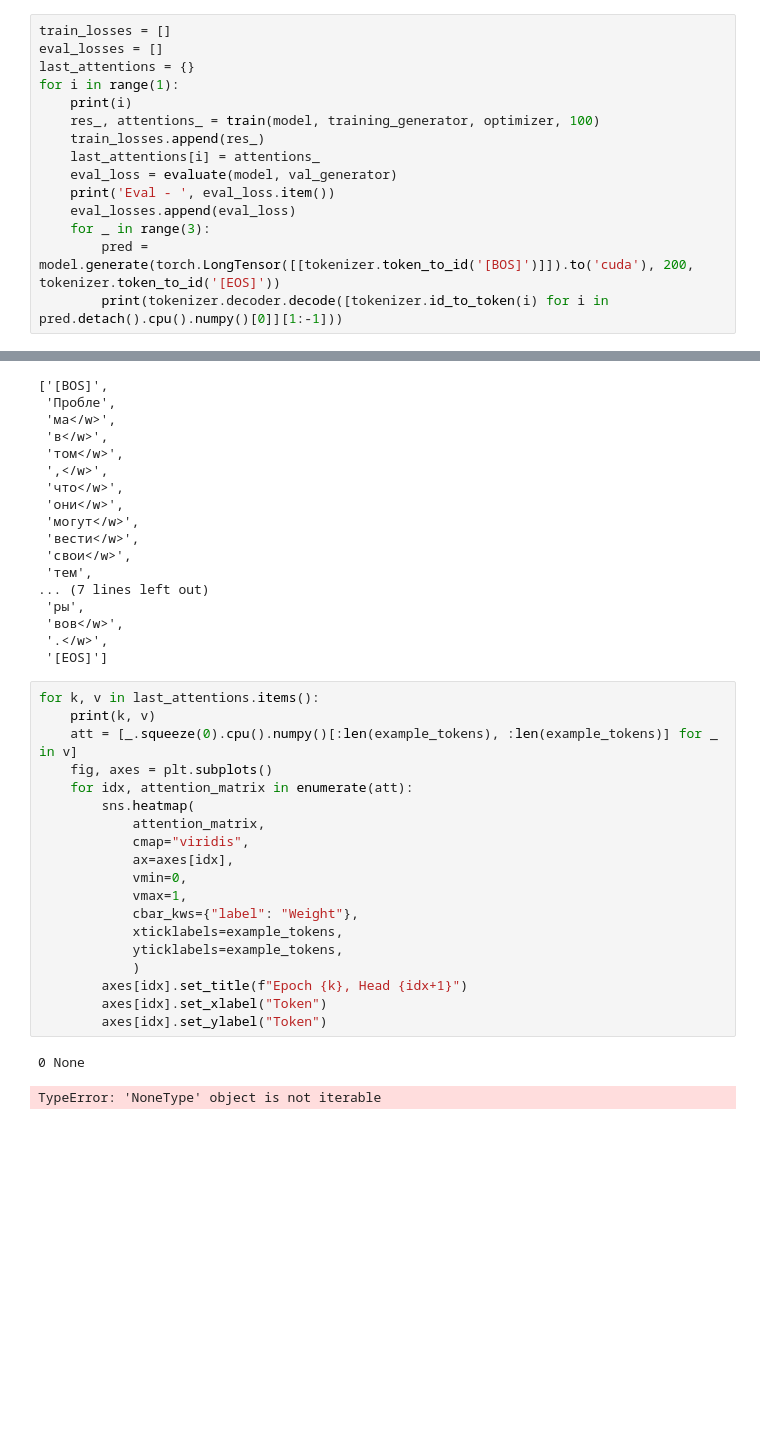
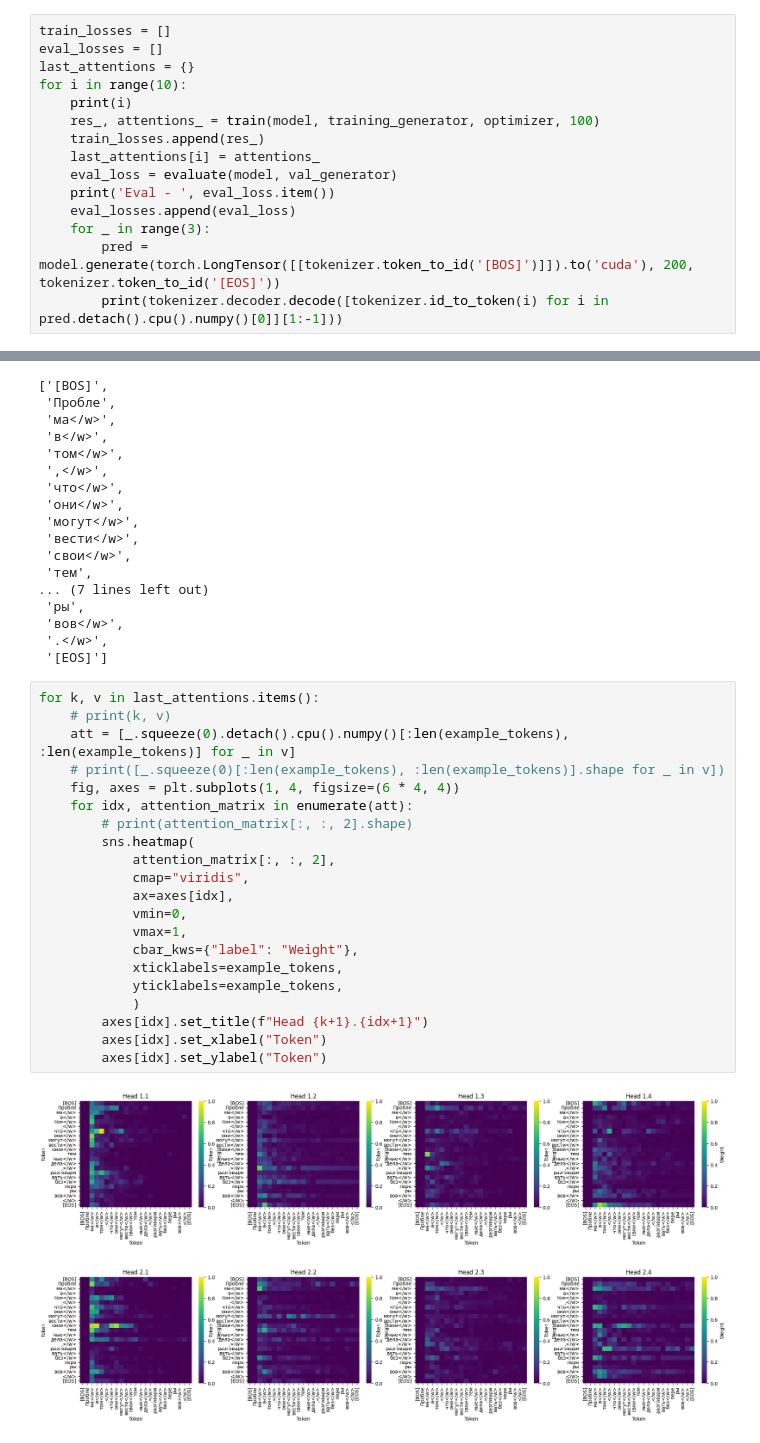
Before and after one commit to liminovna/HSE_NLP_ASSIGNMENTS, a Jupyter notebook: module3_9.ipynb, the cells around one changed output, grey strips where cells are left out. Cells and saved outputs as stored; diff of their text form; blank space fills up the shorter version.

```diff
--- a/module3_9.ipynb
+++ b/module3_9.ipynb
@@ -343,7 +347,7 @@ def evaluate(model, iterator):
 train_losses = []
 eval_losses = []
 last_attentions = {}
-for i in range(1):
+for i in range(10):
     print(i)
     res_, attentions_ = train(model, training_generator, optimizer, 100)
     train_losses.append(res_)
@@ -400,23 +404,25 @@ example_tokens
  '[EOS]']
 # %%
 for k, v in last_attentions.items():
-    print(k, v)
-    att = [_.squeeze(0).cpu().numpy()[:len(example_tokens), :len(example_tokens)] for _ in v]
-    fig, axes = plt.subplots()
+    # print(k, v)
+    att = [_.squeeze(0).detach().cpu().numpy()[:len(example_tokens), :len(example_tokens)] for _ in v]
+    # print([_.squeeze(0)[:len(example_tokens), :len(example_tokens)].shape for _ in v])
+    fig, axes = plt.subplots(1, 4, figsize=(6 * 4, 4))
     for idx, attention_matrix in enumerate(att):
+        # print(attention_matrix[:, :, 2].shape)
         sns.heatmap(
-            attention_matrix,
+            attention_matrix[:, :, 2],
             cmap="viridis",
             ax=axes[idx],
             vmin=0,
             vmax=1,
             cbar_kws={"label": "Weight"},
             xticklabels=example_tokens,
             yticklabels=example_tokens,
             )
-        axes[idx].set_title(f"Epoch {k}, Head {idx+1}")
+        axes[idx].set_title(f"Head {k+1}.{idx+1}")
         axes[idx].set_xlabel("Token")
         axes[idx].set_ylabel("Token")
 # %% [output]
-0 None
-TypeError: 'NoneType' object is not iterable
+[figure, added]
+[figure, added]
```
Also changed, not shown: parts of 3 cells of this notebook.
